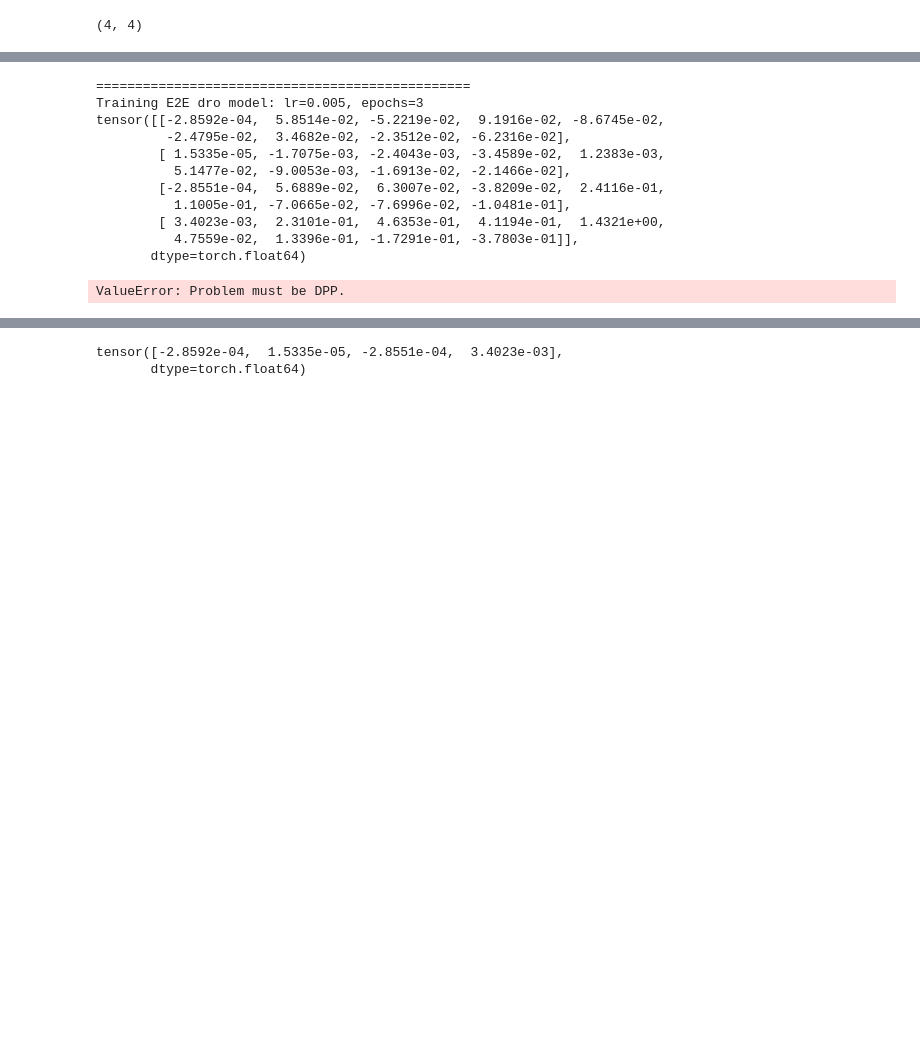
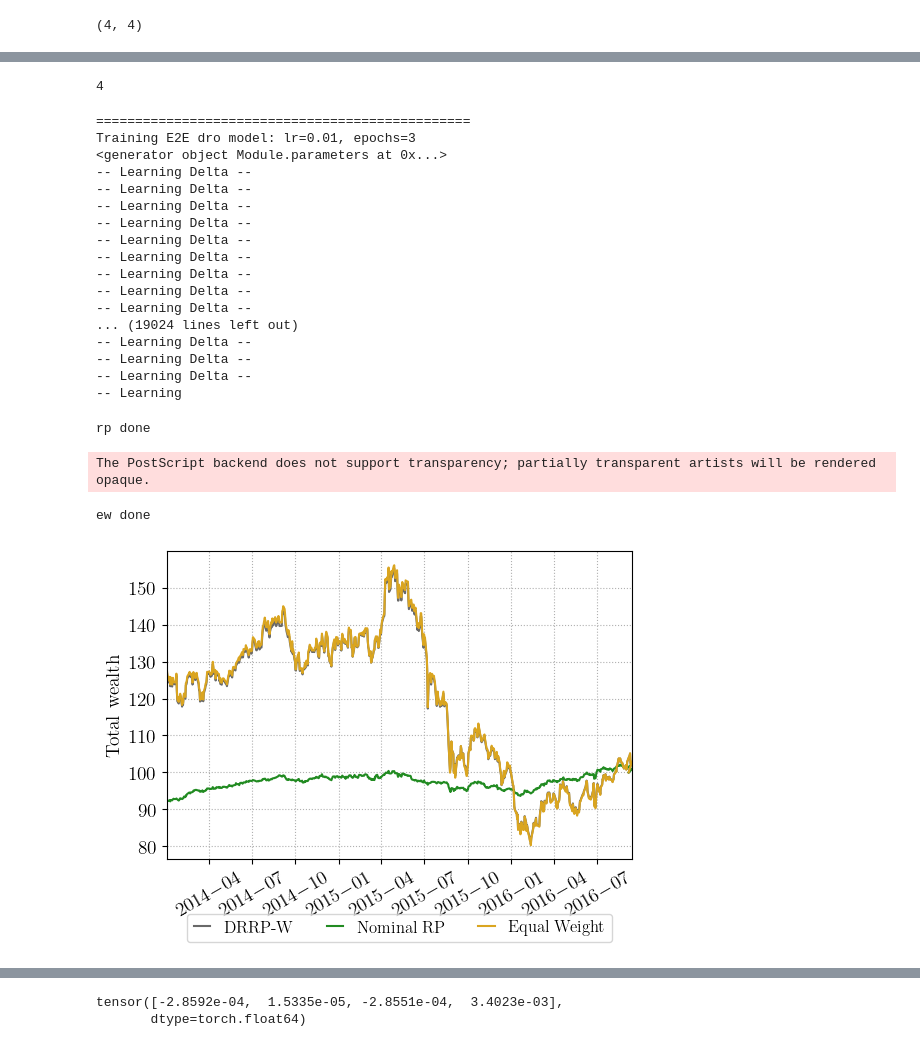
Before and after one commit to rafayk7/meta-portfolio-optimization, a Jupyter notebook: ActualWork/e2e/Tester.ipynb, the cells around one changed output, grey strips where cells are left out. Saved outputs shown, nothing was run; the diff lists cells and outputs as text; code cells hidden in the pictures; blank space fills up the shorter version.

```diff
--- a/ActualWork/e2e/Tester.ipynb
+++ b/ActualWork/e2e/Tester.ipynb
@@ -1884,6 +1885,3 @@ class base_risk_parity(TraditionalOptimizer):
         x = w.value
         x = np.divide(x, np.sum(x))
         return x
-# %%
-rp_net = base_risk_parity(n_x, n_y, n_obs)
-rp_net.net_roll_test(X, Y, n_roll=4)
@@ -1893,18 +1888,2 @@ nom_drrpw.net_roll_test(X, Y, n_roll=4)
 # %%
 cache_path = "cache/exp/"
-# %%
-with open(cache_path+'dr_net.pkl', 'rb') as inp:
-    dr_net = pickle.load(inp)
-with open(cache_path+'ew_net.pkl', 'rb') as inp:
-    ew_net = pickle.load(inp)
-# %%
-# dr_net.portfolio
-#  'costa'
-ew_net = bm.equal_weight(n_x, n_y, n_obs)
-ew_net.net_roll_test(X, Y, n_roll=4)
-
-portfolio_list = [ew_net.portfolio, nom_drrpw.portfolio, rp_net.portfolio]
-portfolio_names = ['Equal Weight', 'DRRP-W', 'Nominal RP']
-portfolio_colors = ["dimgray", "forestgreen", "goldenrod", "dodgerblue", "salmon"]
-pf.wealth_plot(portfolio_list, portfolio_names, portfolio_colors,
-                path=cache_path+"plots/wealth_drrpw_delta_new.pdf")
@@ -2258,8 +2228,9 @@ class drrpw_net(nn.Module):
         # Covariance Matrix
         Q = np.cov(Y_hat.cpu().detach().numpy(), rowvar=False)
 
+
         # Optimization Layer
-        self.opt_layer = drrpw_nominal(n_y, n_obs, Q)
+        # self.opt_layer = drrpw_nominal(n_y, n_obs, Q)
 
         # Optimize z per scenario
         # Determine whether nominal or dro model
@@ -2270,19 +2241,15 @@ class drrpw_net(nn.Module):
             self.opt_layer = drrpw_nominal_learnT(n_y, n_obs, Q)
             d = 0
 
+
         if self.trainDelta:
-            print('Here')
             param = self.delta
             self.opt_layer = drrpw_nominal_learnDelta(n_y, n_obs, Q)
             d = 1
-        print(self.trainDelta)
-        print('test')
         z_star, _ = self.opt_layer(param, solver_args=solver_args)
 
         softmax = torch.nn.Softmax(dim=d)
         z_star = softmax(z_star)
-        print('--z_star--')
-        print(z_star)
 
         # z_star = np.divide(z_star, np.sum(z_star))
 
@@ -2351,7 +2318,9 @@ class drrpw_net(nn.Module):
                 if name=='gamma':
                     param.data.clamp_(0.0001)
                 if name=='delta':
-                    param.data.clamp_(0.0001)
+                    print('Clamping')
+                    param.data.clamp_(min=0.0001, max=0.9999)
+                    print(param.item())
 
         # Compute and return the validation loss of the model
         if val_set is not None:
@@ -2431,7 +2400,6 @@ class drrpw_net(nn.Module):
                         del X_train, Y_train
 
                         with torch.no_grad():
-                            print(Theta)
                             self.pred_layer.bias.copy_(Theta[:,0])
                             self.pred_layer.weight.copy_(Theta[:,1:])
 
@@ -2532,8 +2500,8 @@ class drrpw_net(nn.Module):
             self.net_train(train_set, lr=lr, epochs=epochs)
 
             # Store trained values of gamma and delta
-            # self.delta_trained.append(self.delta.item())
-            self.delta_trained.append(2)
+            self.delta_trained.append(self.delta.item())
+            # self.delta_trained.append(2)
 
             # Store the squared L2 norm of theta and distance between theta and OLS weights
             if self.pred_model == 'linear':
@@ -2719,3 +2683,7 @@ X.test()
+# %%
+n_y
+# %% [output]
+4
 # %%
 learn_drrpw = True
 learn_rp = True
@@ -2724,15 +2692,16 @@ portfolio_list = []
 portfolio_names = []
 
 n_x, n_y = X.data.shape[1], Y.data.shape[1]
+n_obs=52
 
 if learn_drrpw:
     # Nominal E2E linear
     drrpw = drrpw_net(n_x, n_y, n_obs, prisk=prisk, train_pred=True,
-                    learnT=True, learnDelta=False,
+                    learnT=False, learnDelta=True,
                     set_seed=set_seed, opt_layer='nominal',
                     perf_period=perf_period, pred_loss_factor=pred_loss_factor).double()
-    drrpw.net_cv(X, Y, [0.005], [3], n_val=1)
-    drrpw.net_roll_test(X, Y, n_roll=1)
+    drrpw.net_cv(X, Y, [0.01], [3], n_val=4)
+    drrpw.net_roll_test(X, Y, n_roll=4)
     with open(cache_path+'drrpw.pkl', 'wb') as outp:
         pickle.dump(drrpw, outp, pickle.HIGHEST_PROTOCOL)
 
@@ -2740,41 +2709,50 @@ if learn_drrpw:
     portfolio_names.append('DRRP-W')
 
 print('drrpw done')
 
 if learn_rp:
     # Normal Risk Parity
     rp_net = base_risk_parity(n_x, n_y, n_obs)
     rp_net.net_roll_test(X, Y, n_roll=4)
     portfolio_list.append(rp_net.portfolio)
     portfolio_names.append('Nominal RP')
 
 print('rp done')
 
 if learn_ew:
     # Equal Weighted Portfolio
 
     ew_net = bm.equal_weight(n_x, n_y, n_obs)
     ew_net.net_roll_test(X, Y, n_roll=4)
     portfolio_list.append(ew_net.portfolio)
     portfolio_names.append('Equal Weight')
 
 # portfolio_list = [ew_net.portfolio, drrpw.portfolio, rp_net.portfolio]
 # portfolio_names = ['Equal Weight', 'DRRP-W', 'Nominal RP']
 portfolio_colors = ["dimgray", "forestgreen", "goldenrod", "dodgerblue", "salmon"]
 pf.wealth_plot(portfolio_list, portfolio_names, portfolio_colors,
                 path=cache_path+"plots/wealth_drrpw_delta_new.pdf")
 
 print('ew done')
 # %% [output]
 ================================================
-Training E2E dro model: lr=0.005, epochs=3
-tensor([[-2.8592e-04,  5.8514e-02, -5.2219e-02,  9.1916e-02, -8.6745e-02,
-         -2.4795e-02,  3.4682e-02, -2.3512e-02, -6.2316e-02],
-        [ 1.5335e-05, -1.7075e-03, -2.4043e-03, -3.4589e-02,  1.2383e-03,
-          5.1477e-02, -9.0053e-03, -1.6913e-02, -2.1466e-02],
-        [-2.8551e-04,  5.6889e-02,  6.3007e-02, -3.8209e-02,  2.4116e-01,
-          1.1005e-01, -7.0665e-02, -7.6996e-02, -1.0481e-01],
-        [ 3.4023e-03,  2.3101e-01,  4.6353e-01,  4.1194e-01,  1.4321e+00,
-          4.7559e-02,  1.3396e-01, -1.7291e-01, -3.7803e-01]],
-       dtype=torch.float64)
+Training E2E dro model: lr=0.01, epochs=3
+<generator object Module.parameters at 0x...>
+-- Learning Delta --
+-- Learning Delta --
+-- Learning Delta --
+-- Learning Delta --
+-- Learning Delta --
+-- Learning Delta --
+-- Learning Delta --
+-- Learning Delta --
+-- Learning Delta --
+... (19024 lines left out)
+-- Learning Delta --
+-- Learning Delta --
+-- Learning Delta --
+-- Learning
-ValueError: Problem must be DPP.
+rp done
+The PostScript backend does not support transparency; partially transparent artists will be rendered opaque.
+ew done
+[figure, added]
```
Also changed, not shown: parts of 12 cells of this notebook, 24 other files.
